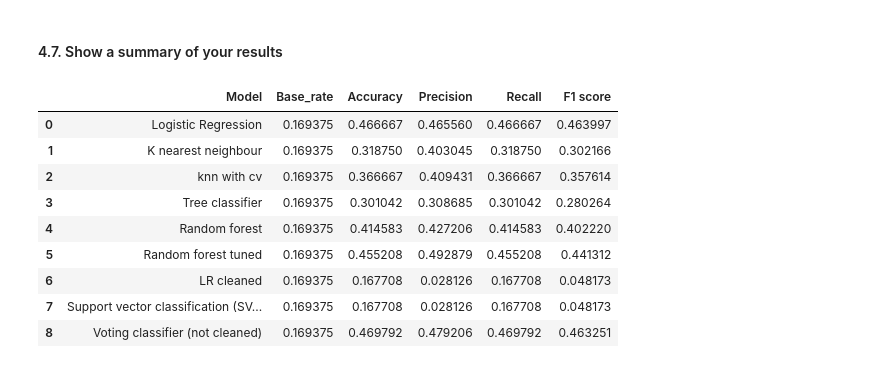
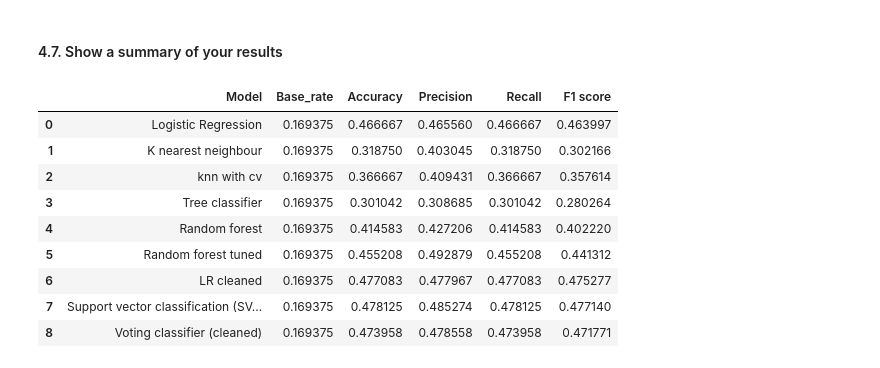
Before and after one commit to Srivathshan-Paramalingam-0505/DMML2022_UNIL_Zoom, a Jupyter notebook: Copy_Project_guidelines_2022.ipynb, the cells around one changed output. Drawn from its saved outputs; the diff is of its cells as text; code cells hidden in the pictures.

```diff
--- a/Copy_Project_guidelines_2022.ipynb
+++ b/Copy_Project_guidelines_2022.ipynb
@@ -581,5 +565,0 @@ That function will remove stop words and punctations
-# %%
-def spacy_tokenizer(sentence):
-  mytokens = sp(sentence)
-  mytokens = [ word for word in mytokens if (word.is_stop==False) and (word.is_punct==False)]
-  return mytokens
@@ -611,0 +566,13 @@ def clean_punct (series):
+# %%
+# Create tokenizer function
+def spacy_tokenizer(sentence):
+    #Create token object
+    mytokens = sp(sentence)
+
+    #Lemmatize each token and convert each token into lowercase
+    mytokens = [ word.lemma_.lower().strip() for word in mytokens ]
+
+    # We did not keep that line since it was lowering the accuracy
+    #mytokens = [ word for word in mytokens if word not in punctuations ]
+
+    return mytokens
@@ -695,12 +661,11 @@ As we can see, we found a base_line result, showing us our spacy tokenizer don't
 from sklearn.ensemble import VotingClassifier
 
 # The ensemble is a voting classifier that aggregates our models
-voting_clf = VotingClassifier(estimators=[('svm', svc), ('tree', tree), ('log', LR), ('knn', knn_cv), ('rfc', Randfor
-)],
+voting_clf = VotingClassifier(estimators=[('svm', svc), ('log', LR)],
                              voting='hard')
 
 # Create pipeline
-pipe_multiple = Pipeline([('vectorizer', tfidf),
+pipe_multiple = Pipeline([('vectorizer', tfidf_vector),
                  ('classifier', voting_clf)])
 
 # Fit model on training set
@@ -762,22 +714,22 @@ files.download('teamzoom_submit.csv')
 #### 4.7. Show a summary of your results
 # %%
 # Creation of a DataFrame showing our different metrics results
-metrics = {'Model' : ['Logistic Regression', 'K nearest neighbour', 'knn with cv','Tree classifier', 'Random forest', 'Random forest tuned', 'LR cleaned','Support vector classification (SVC) cleaned', 'Voting classifier (not cleaned)'],
+metrics = {'Model' : ['Logistic Regression', 'K nearest neighbour', 'knn with cv','Tree classifier', 'Random forest', 'Random forest tuned', 'LR cleaned','Support vector classification (SVC) cleaned', 'Voting classifier (cleaned)'],
            'Base_rate' : [base_rate, base_rate, base_rate, base_rate, base_rate, base_rate, base_rate, base_rate, base_rate],
            'Accuracy' : [accuracy_lr, accuracy_knn, accuracy_knn_cv, accuracy_tree, accuracy_randfor, accuracy_randfor_tuned, accuracy_lr_clean, accuracy_svc, accuracy_voting_classifier],
            'Precision' : [precision_lr, precision_knn, precision_knn_cv, precision_tree, precision_randfor, precision_randfor_tuned, precision_lr_clean, precision_svc, precision_voting_classifier],
            'Recall' : [recall_lr, recall_knn, recall_knn_cv, recall_tree, recall_randfor, recall_randfor_tuned, recall_lr_clean, recall_svc, recall_voting_classifier],
            'F1 score' : [f1_lr, f1_knn, f1_knn_cv, f1_tree, f1_randfor, f1_randfor_tuned, f1_lr_clean, f1_svc, f1_voting_classifier]}
 df_comparison = pd.DataFrame(data = metrics)
 df_comparison
 # %% [output]
 |  | Model | Base_rate | Accuracy | Precision | Recall | F1 score |
 | 0 | Logistic Regression | 0.169375 | 0.466667 | 0.465560 | 0.466667 | 0.463997 |
 | 1 | K nearest neighbour | 0.169375 | 0.318750 | 0.403045 | 0.318750 | 0.302166 |
 | 2 | knn with cv | 0.169375 | 0.366667 | 0.409431 | 0.366667 | 0.357614 |
 | 3 | Tree classifier | 0.169375 | 0.301042 | 0.308685 | 0.301042 | 0.280264 |
 | 4 | Random forest | 0.169375 | 0.414583 | 0.427206 | 0.414583 | 0.402220 |
 | 5 | Random forest tuned | 0.169375 | 0.455208 | 0.492879 | 0.455208 | 0.441312 |
-| 6 | LR cleaned | 0.169375 | 0.167708 | 0.028126 | 0.167708 | 0.048173 |
-| 7 | Support vector classification (SV... | 0.169375 | 0.167708 | 0.028126 | 0.167708 | 0.048173 |
-| 8 | Voting classifier (not cleaned) | 0.169375 | 0.469792 | 0.479206 | 0.469792 | 0.463251 |
+| 6 | LR cleaned | 0.169375 | 0.477083 | 0.477967 | 0.477083 | 0.475277 |
+| 7 | Support vector classification (SV... | 0.169375 | 0.478125 | 0.485274 | 0.478125 | 0.477140 |
+| 8 | Voting classifier (cleaned) | 0.169375 | 0.473958 | 0.478558 | 0.473958 | 0.471771 |
```
Also changed, not shown: parts of 18 cells of this notebook.
